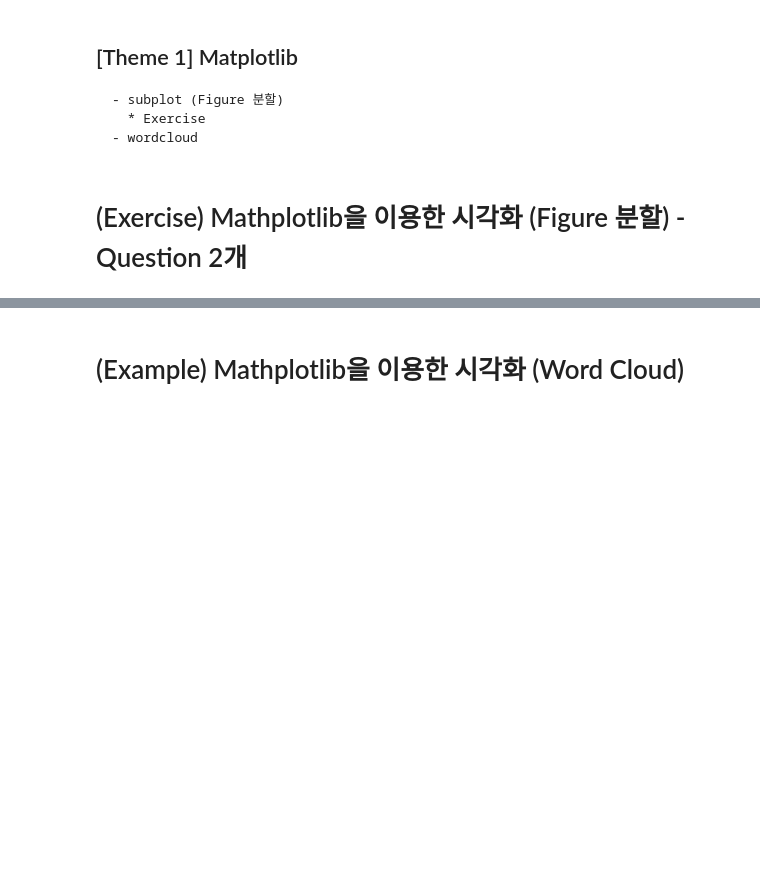
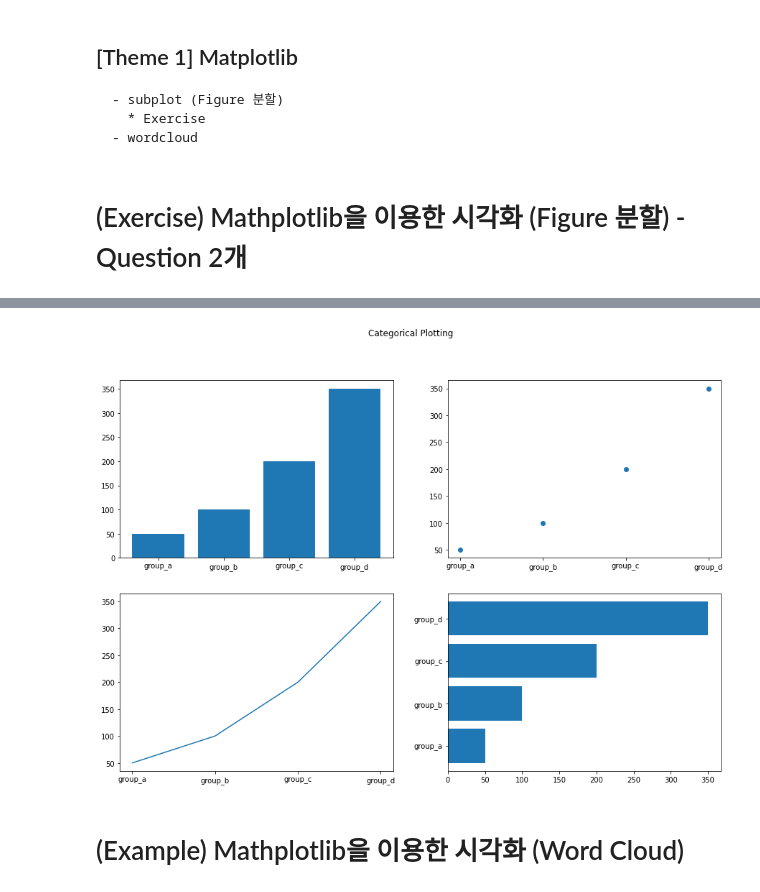
Before and after one commit to oms1226/20211018_1029_cdsipython, a Jupyter notebook: week1_day4_5/[CDS]_Study_Code_Data_visualization_part_r0.ipynb, the cells around one changed output, grey strips where cells are left out. Drawn from its saved outputs; the diff is of its cells as text; code cells hidden in the pictures; blank space fills up the shorter version.

```diff
--- a/week1_day4_5/[CDS]_Study_Code_Data_visualization_part_r0.ipynb
+++ b/week1_day4_5/[CDS]_Study_Code_Data_visualization_part_r0.ipynb
@@ -37,33 +47,41 @@ plt.show()
 # %%
 # subplot Question 2
 # names : group_a, group_b, group_c, group_d
 # values : 50, 100, 200, 350
 # To-do 1 (변수 설정)
-
+names = ['group_a', 'group_b', 'group_c', 'group_d']
+values = [50, 100, 200, 350]
 plt.figure(1, figsize=(15,10))
 
 # To-do 2 (bar plot)
 # position(2,2,1)
 # x(names), y(values)
-
+plt.subplot(2,2,1)
+plt.bar(names, values)
 
 # To-do 3 (Scatter plot)
 # position(2,2,2)
 # x(names), y(values)
-
+plt.subplot(2,2,2)
+plt.scatter(names, values)
 
 # To-do 4 (plot)
 # position(2,2,3)
 # x(names), y(values)
-
+plt.subplot(2,2,3)
+plt.plot(names, values)
 
 # To-do 5 (barh plot)
 # position(2,2,4)
 # x(names), y(values)
+plt.subplot(2,2,4)
+plt.barh(names, values)
 
 
 plt.suptitle('Categorical Plotting')
 plt.show()
+# %% [output]
+[figure, added]
 # %% [markdown]
 # (Example) Mathplotlib을 이용한 시각화 (Word Cloud)
 # %% [markdown]
```
Also changed, not shown: parts of 55 cells of this notebook.
